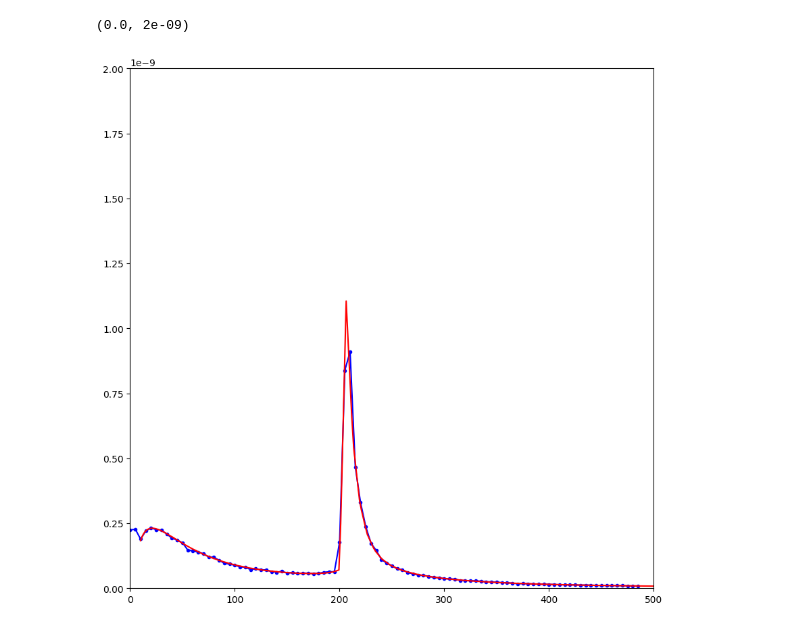
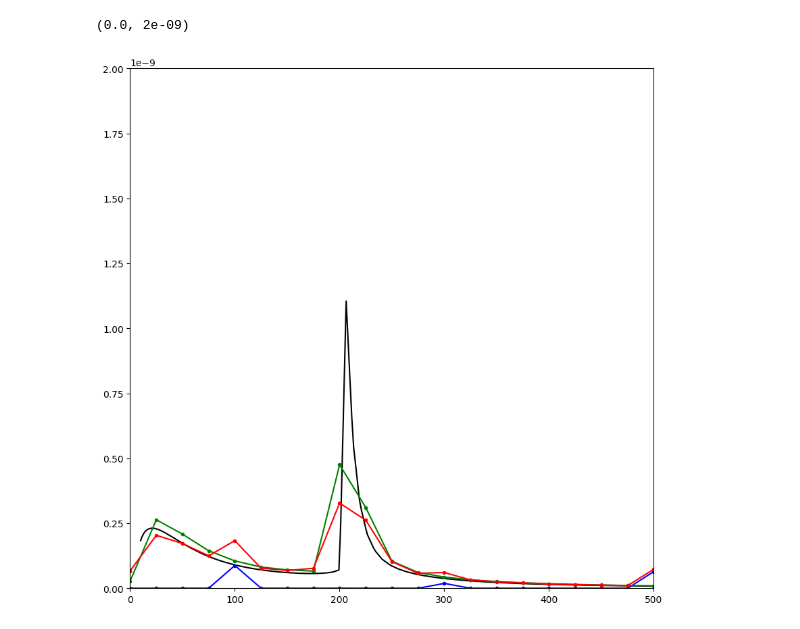
Before and after one commit to lusee-night/notebooks, a Jupyter notebook: low_frequency/zoom5_result.ipynb, the cells around one changed output. Cells and saved outputs as stored; diff of their text form; code cells hidden in the pictures.

```diff
--- a/low_frequency/zoom5_result.ipynb
+++ b/low_frequency/zoom5_result.ipynb
@@ -86,6 +108,9 @@ def measure  (f, P_input, Nsec=1.0, PF_amplitude=0.0006,  tone=None, bit_level=1
 # %%
-PF_amplitude = 0 #2e-5
-fk,Pk,Pkr = measure(f, np.ones_like(P_total_adc), Nsec=1.0, PF_amplitude=0)
-cal = np.array(list(Pk[0:5])+[Pk[5+i::5].mean() for i in range(5)]*(len(Pk)//5-1))
-fk,Pk,Pkr = measure(f, P_total_adc, Nsec=1.0, PF_amplitude=PF_amplitude)
+PF_amplitude = 2e-5
+Nsec = 1.0
+#fk,Pk_cal,fkr,Pkr_cal = measure(f, np.ones_like(P_total_adc), Nsec=Nsec, PF_amplitude=0)
+#cal = np.array(list(Pk_cal[0:5])+[Pk_cal[5+i::5].mean() for i in range(5)]*(len(Pk_cal)//5-1))
+fk,Pk_PF,fkr,Pkr_PF = measure(f, None, Nsec=Nsec, PF_amplitude=PF_amplitude)#, fname='F.bin')
+fk,Pk_PS,fkr,Pkr_PS = measure(f, P_total_adc, Nsec=Nsec, PF_amplitude=0.0)#,fname='Pk.bin')
+fk,Pk,fkr,Pkr = measure(f, P_total_adc, Nsec=Nsec, PF_amplitude=PF_amplitude)#,fname='both.bin')
 # %% [output]
@@ -104,9 +141,11 @@ fk,Pk,Pkr = measure(f, P_total_adc, Nsec=1.0, PF_amplitude=PF_amplitude)
 # %%
 plt.figure(figsize=(10,10))
-plt.plot(fk[:-2]/1e3,Pk[2:]/cal[2:],'bo-',markersize=3)
-plt.plot(f*1e3,P_total_adc,'r-',markersize=3)
+plt.plot(f*1e3,P_total_adc,'k-',markersize=3)
+plt.plot(fkr/1000,Pkr_PF,'bo-',markersize=3)
+plt.plot(fkr/1000,Pkr_PS,'go-',markersize=3)
+plt.plot(fkr/1000,Pkr,'ro-',markersize=3)
 plt.xlim(0,500)
 plt.ylim(0,2e-9)
 # %% [output]
 (0.0, 2e-09)
-[figure, old version]
+[figure, new version]
```
Also changed, not shown: parts of 4 cells of this notebook.
